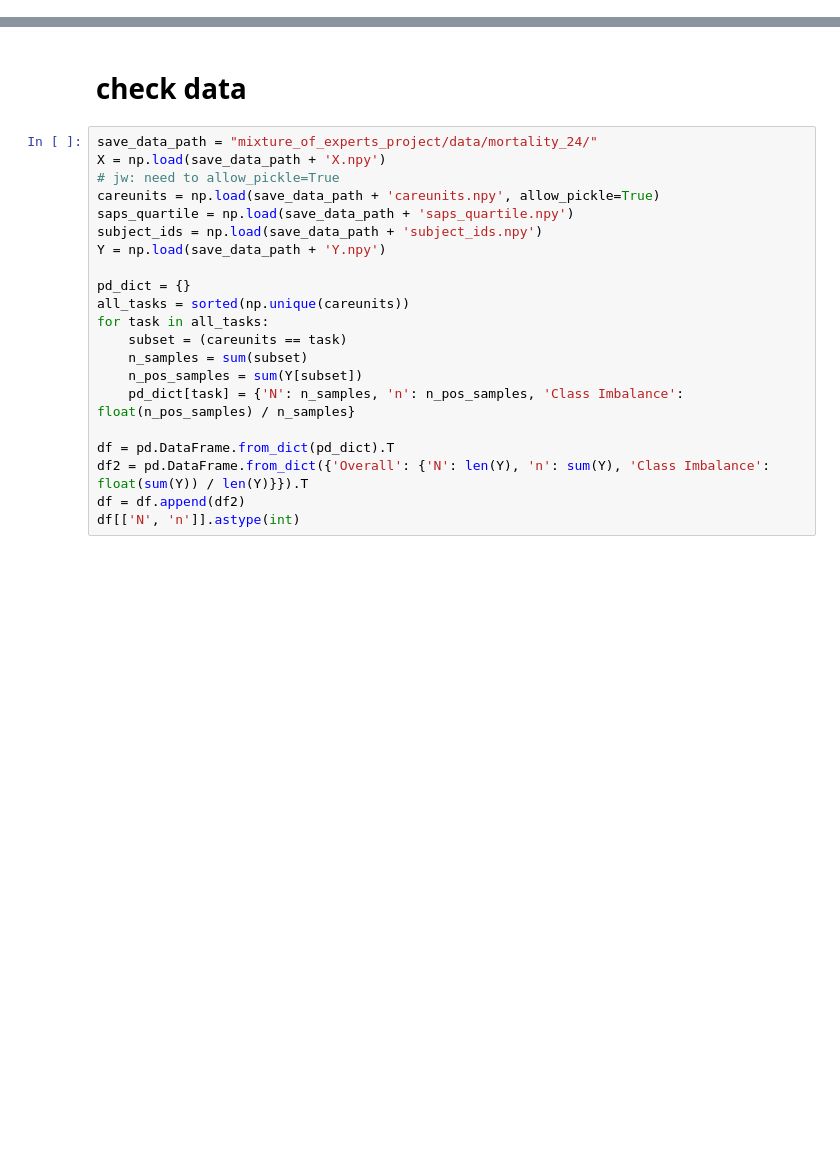
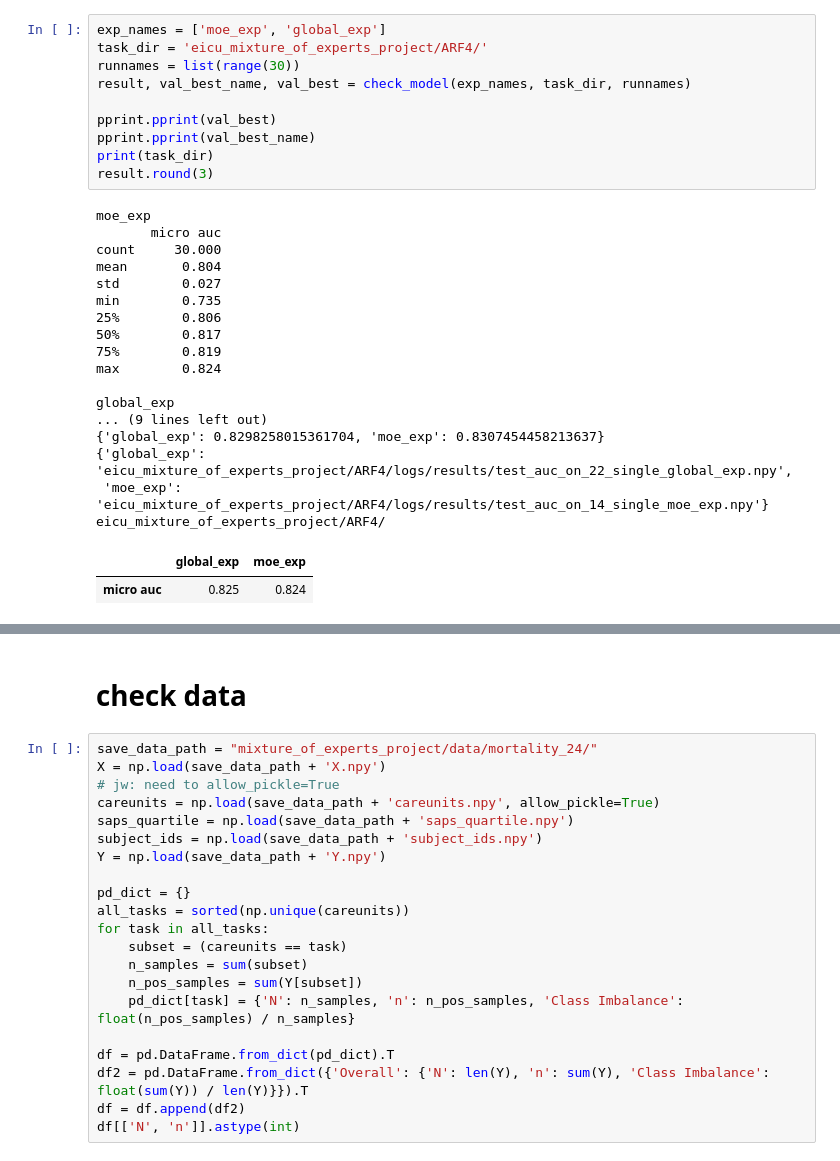
Before and after one commit to nathanwang000/mixture_of_experts_project, a Jupyter notebook: inspect_result.ipynb, the cells around one changed output, grey strips where cells are left out. Drawn from its saved outputs; the diff is of its cells as text; blank space fills up the shorter version.

```diff
--- a/inspect_result.ipynb
+++ b/inspect_result.ipynb
@@ -10,0 +107,30 @@ import pprint
+# %%
+exp_names = ['moe_exp', 'global_exp']
+task_dir = 'eicu_mixture_of_experts_project/ARF4/'
+runnames = list(range(30))
+result, val_best_name, val_best = check_model(exp_names, task_dir, runnames)
+
+pprint.pprint(val_best)
+pprint.pprint(val_best_name)
+print(task_dir)
+result.round(3)
+# %% [output]
+moe_exp
+       micro auc
+count     30.000
+mean       0.804
+std        0.027
+min        0.735
+25%        0.806
+50%        0.817
+75%        0.819
+max        0.824
+
+global_exp
+... (9 lines left out)
+{'global_exp': 0.8298258015361704, 'moe_exp': 0.8307454458213637}
+{'global_exp': 'eicu_mixture_of_experts_project/ARF4/logs/results/test_auc_on_22_single_global_exp.npy',
+ 'moe_exp': 'eicu_mixture_of_experts_project/ARF4/logs/results/test_auc_on_14_single_moe_exp.npy'}
+eicu_mixture_of_experts_project/ARF4/
+|  | global_exp | moe_exp |
+| micro auc | 0.825 | 0.824 |
```
Also changed, not shown: parts of 30 cells of this notebook, 2 other files.
